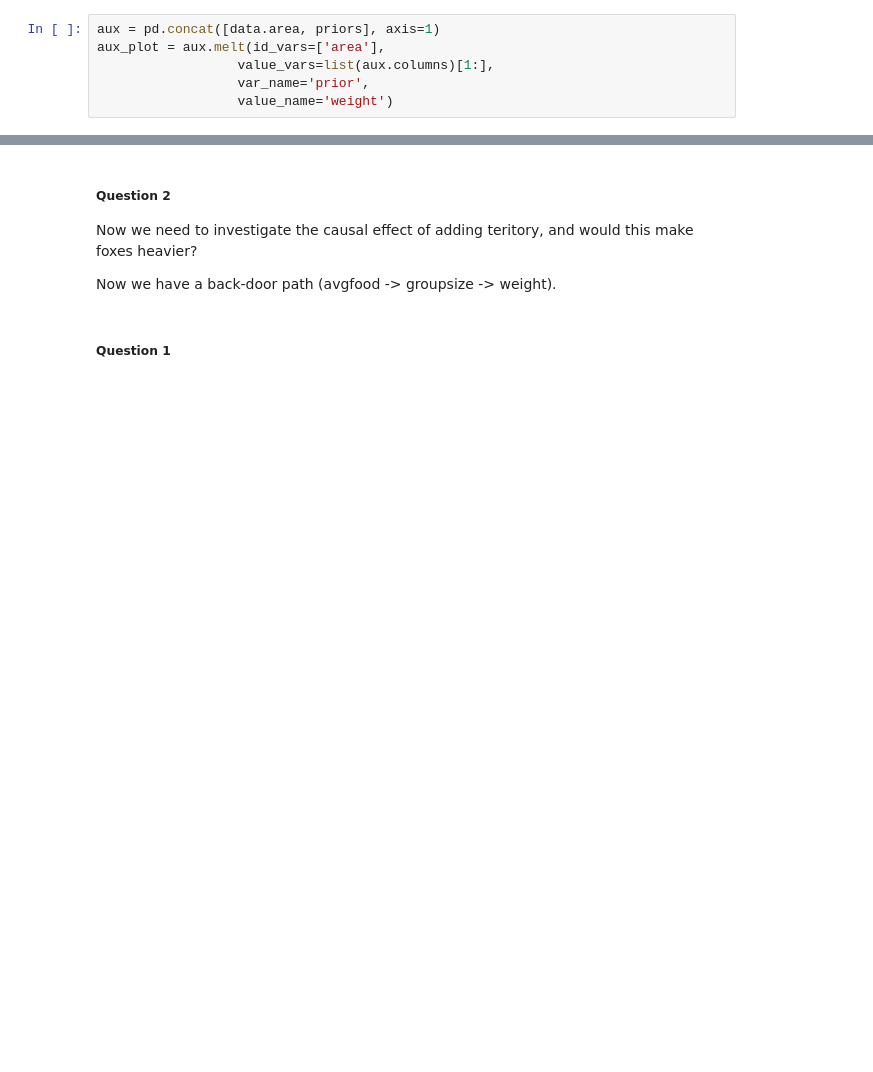
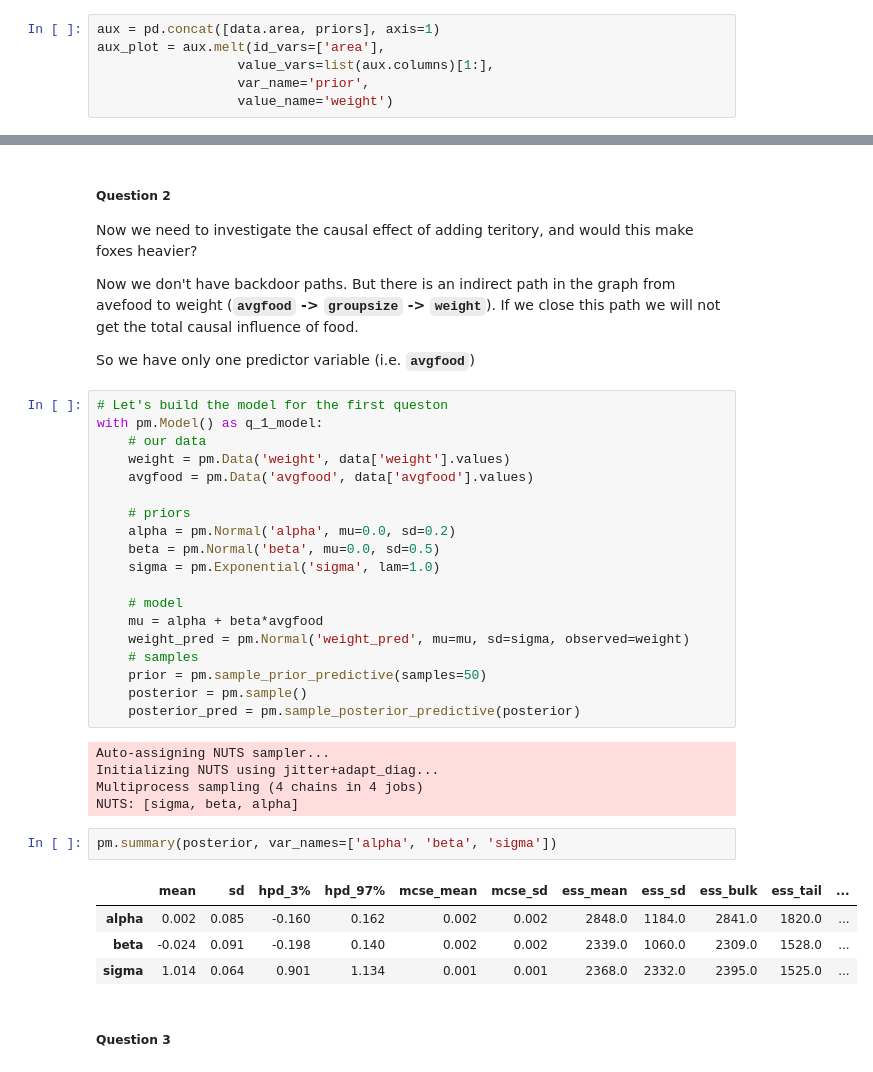
Before and after one commit to upul/SRT, a Jupyter notebook: homeworks/solutions/week_03.ipynb, the cells around one changed output, grey strips where cells are left out. Drawn from its saved outputs; the diff is of its cells as text; blank space fills up the shorter version.

```diff
--- a/homeworks/solutions/week_03.ipynb
+++ b/homeworks/solutions/week_03.ipynb
@@ -110,6 +108,39 @@ plt.show()
 
 Now we need to investigate the causal effect of adding teritory, and would this make foxes heavier?
 
-Now we have a back-door path (avgfood -> groupsize -> weight).
+Now we don't have backdoor paths. But there is an indirect path in the graph from avefood to weight (**`avgfood` -> `groupsize` -> `weight`**). If we close this path we will not get the total causal influence of food.
+
+So we have only one predictor variable (i.e. **`avgfood`**)
+# %%
+# Let's build the model for the first queston
+with pm.Model() as q_1_model:
+    # our data
+    weight = pm.Data('weight', data['weight'].values)
+    avgfood = pm.Data('avgfood', data['avgfood'].values)
+
+    # priors
+    alpha = pm.Normal('alpha', mu=0.0, sd=0.2)
+    beta = pm.Normal('beta', mu=0.0, sd=0.5)
+    sigma = pm.Exponential('sigma', lam=1.0)
+
+    # model
+    mu = alpha + beta*avgfood
+    weight_pred = pm.Normal('weight_pred', mu=mu, sd=sigma, observed=weight)
+    # samples
+    prior = pm.sample_prior_predictive(samples=50)
+    posterior = pm.sample()
+    posterior_pred = pm.sample_posterior_predictive(posterior)
+# %% [output]
+Auto-assigning NUTS sampler...
+Initializing NUTS using jitter+adapt_diag...
+Multiprocess sampling (4 chains in 4 jobs)
+NUTS: [sigma, beta, alpha]
+# %%
+pm.summary(posterior, var_names=['alpha', 'beta', 'sigma'])
+# %% [output]
+|  | mean | sd | hpd_3% | hpd_97% | mcse_mean | mcse_sd | ess_mean | ess_sd | ess_bulk | ess_tail | ... |
+| alpha | 0.002 | 0.085 | -0.160 | 0.162 | 0.002 | 0.002 | 2848.0 | 1184.0 | 2841.0 | 1820.0 | ... |
+| beta | -0.024 | 0.091 | -0.198 | 0.140 | 0.002 | 0.002 | 2339.0 | 1060.0 | 2309.0 | 1528.0 | ... |
+| sigma | 1.014 | 0.064 | 0.901 | 1.134 | 0.001 | 0.001 | 2368.0 | 2332.0 | 2395.0 | 1525.0 | ... |
 # %% [markdown]
-##### Question 1
+##### Question 3
```
Also changed, not shown: parts of 3 cells of this notebook, 2 other files.
